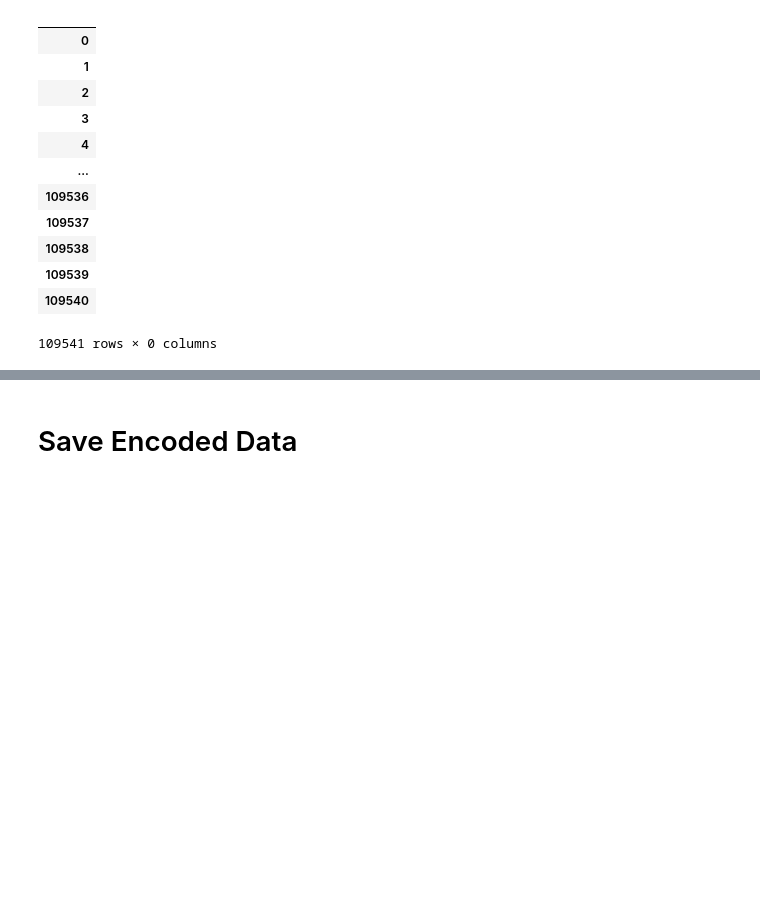
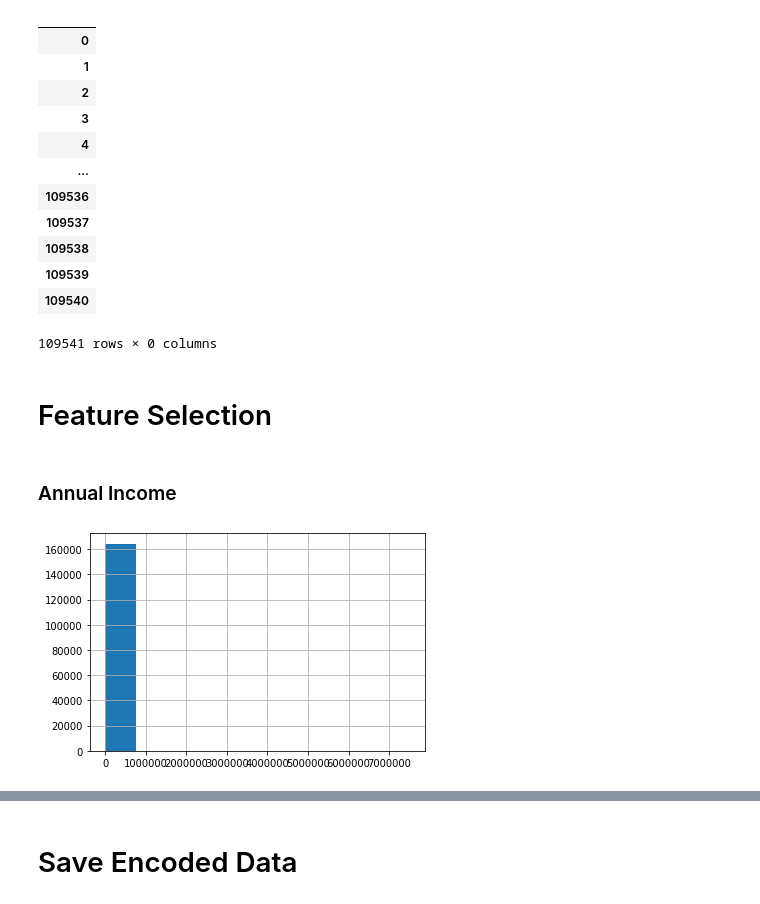
Before and after one commit to AvinashRamireddy31/Banking, a Jupyter notebook: src/data_processing/data_processing.ipynb, the cells around one changed output, grey strips where cells are left out. Cells and saved outputs as stored; diff of their text form; code cells hidden in the pictures; blank space fills up the shorter version.

```diff
--- a/src/data_processing/data_processing.ipynb
+++ b/src/data_processing/data_processing.ipynb
@@ -432,3 +432,11 @@ encode_test.select_dtypes(include='object')
 | 109539 |
 | 109540 |
 109541 rows × 0 columns
+# %% [markdown]
+# Feature Selection
+# %% [markdown]
+### Annual Income
+# %%
+encode_train['Annual_Income'].hist(bins= 10);
+# %% [output]
+[figure, added]
```
Also changed, not shown: parts of 21 cells of this notebook, 6 other files.
